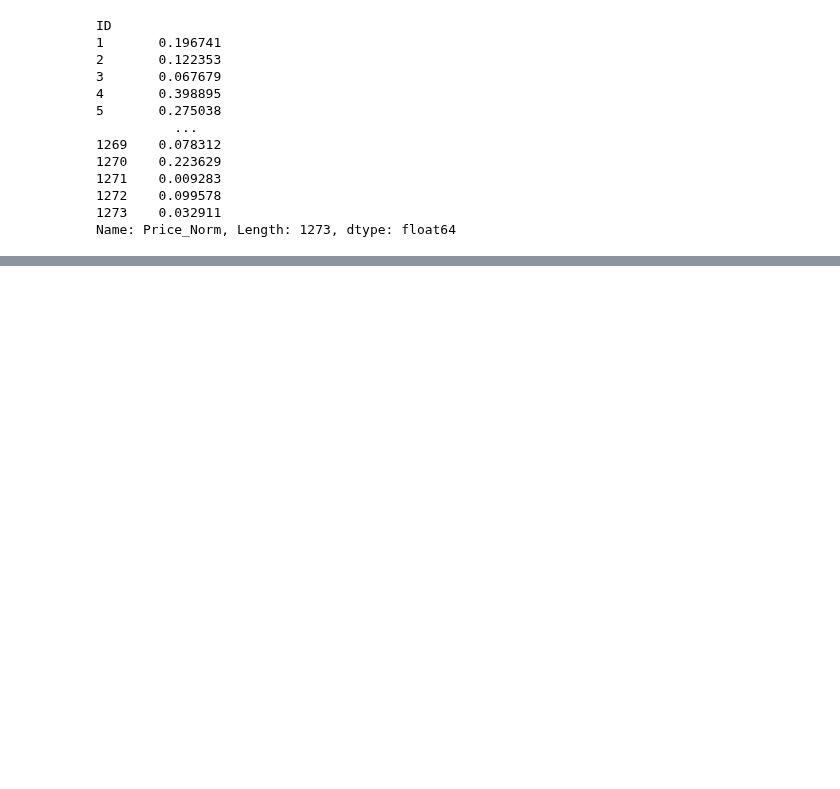
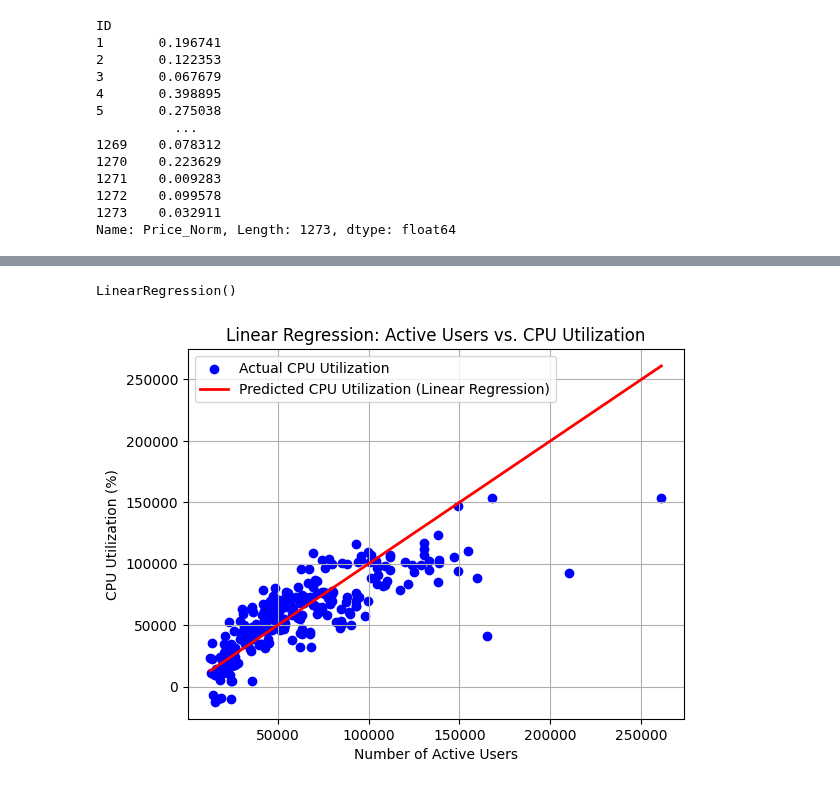
Before and after one commit to khoulaCode/machine-learning-code-orbit, a Jupyter notebook: team_members/from_sulaiman/preprocessing-data.ipynb, the cells around one changed output, grey strips where cells are left out. Saved outputs shown, nothing was run; the diff lists cells and outputs as text; code cells hidden in the pictures; blank space fills up the shorter version.

Commit message:
linear_regression for my pre-processing data

```diff
--- a/team_members/from_sulaiman/preprocessing-data.ipynb
+++ b/team_members/from_sulaiman/preprocessing-data.ipynb
@@ -310,0 +366,14 @@ df
+# %%
+y = df['Price']
+X = df.drop(columns=['Price', 'Price_Std', 'Price_Norm'])
+# %%
+X_train, X_test, y_train, y_test = train_test_split(X, y, test_size=0.2, random_state = 42)
+# %%
+# 3. Create and train the Linear Regression model
+model = LinearRegression()
+model.fit(X_train, y_train)
+# %% [output]
+LinearRegression()
+# %%
+# 4. fit the model (Learn_)
+y_pred = model.predict(X_test)
@@ -310,0 +394,13 @@ df
+# %%
+# 6. Visualize the results
+#plt.figure(figsize=(10, 6))
+plt.scatter(y_test, y_pred, color='blue', label='Actual CPU Utilization')
+plt.plot([y_test.min(), y_test.max()], [y_test.min(), y_test.max()], color='red', linewidth=2, label='Predicted CPU Utilization (Linear Regression)')
+plt.xlabel("Number of Active Users")
+plt.ylabel("CPU Utilization (%)")
+plt.title("Linear Regression: Active Users vs. CPU Utilization")
+plt.legend()
+plt.grid(True)
+plt.show()
+# %% [output]
+[figure, added]
```
Also changed, not shown: parts of 12 cells of this notebook.
